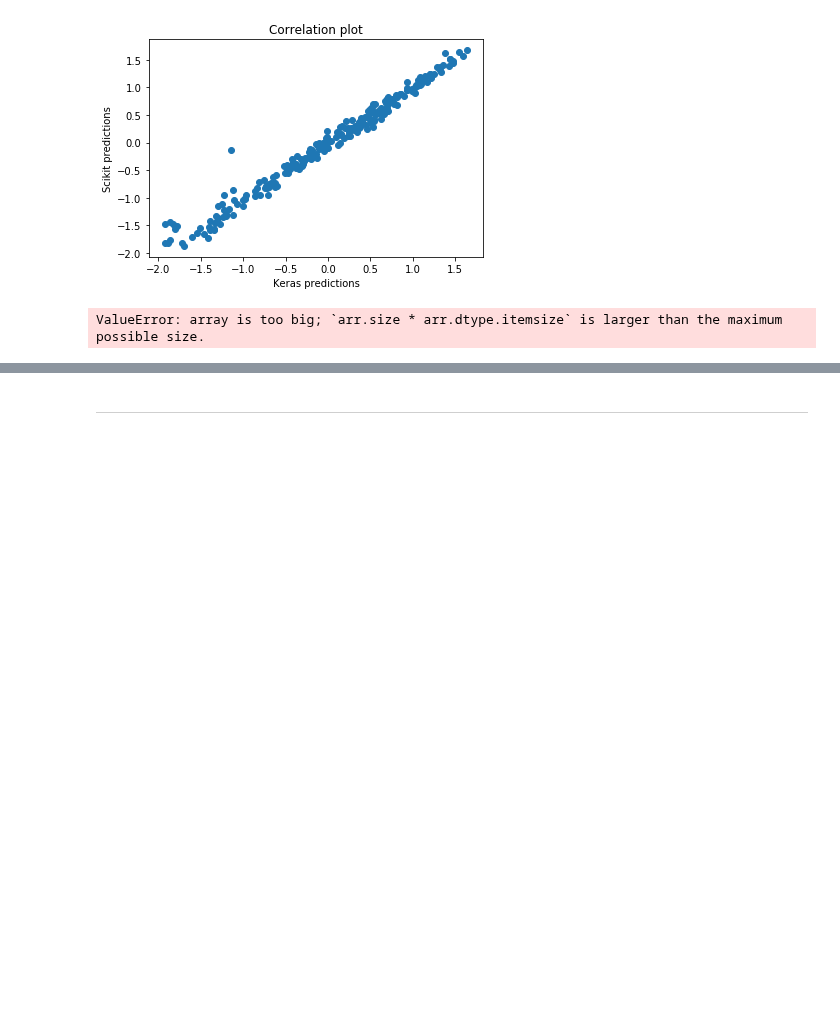
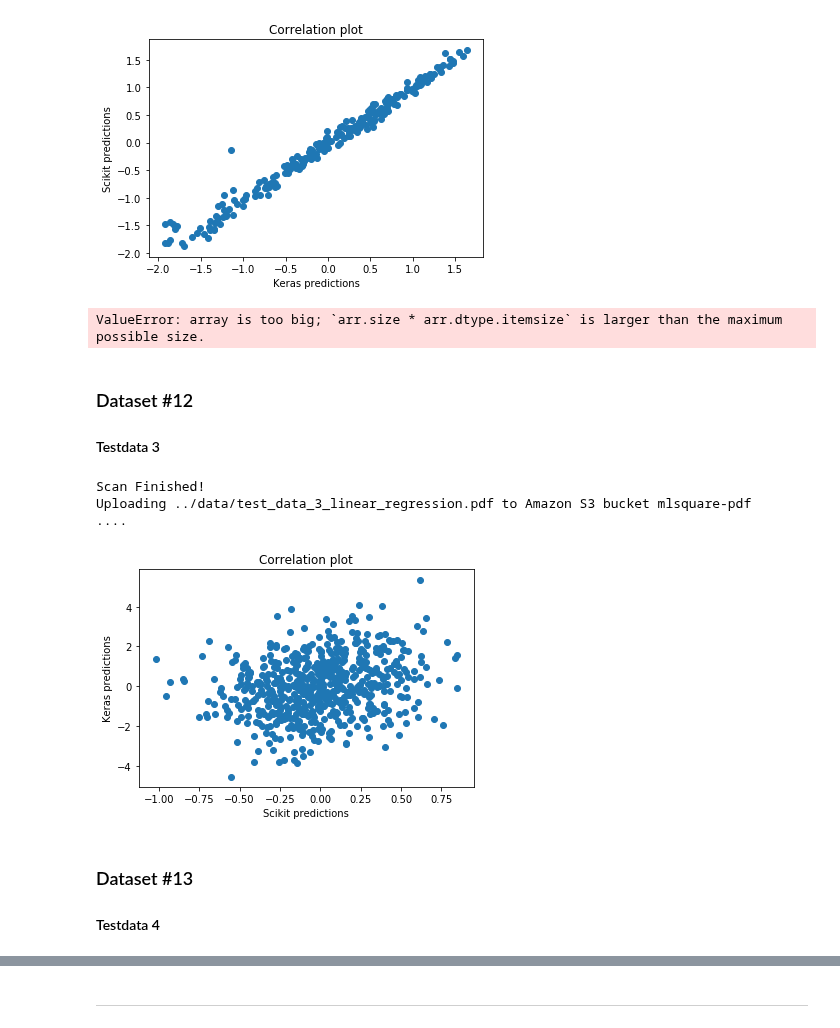
Before and after one commit to shakkeel1330/cook-imly, a Jupyter notebook: imly/experiment.ipynb, the cells around one changed output, grey strips where cells are left out. Drawn from its saved outputs; the diff is of its cells as text; code cells hidden in the pictures; blank space fills up the shorter version.

Commit message:
Test runs

```diff
--- a/imly/experiment.ipynb
+++ b/imly/experiment.ipynb
@@ -564,3 +564,42 @@ import numpy as np
 a = np.zeros((int(1e12),int(1e12)))
 # %% [output]
 ValueError: array is too big; `arr.size * arr.dtype.itemsize` is larger than the maximum possible size.
+# %% [markdown]
+### Dataset  #12
+
+#### Testdata 3
+# %%
+import automation_script
+import pandas as pd
+import numpy as np
+from os import path
+from sklearn.preprocessing import StandardScaler
+
+dataset_name = "test_data_3"
+dataset_info = automation_script.get_dataset_info(dataset_name)
+
+data = pd.read_csv("../data/testData3.csv", delimiter=",", header=0, index_col=0)
+
+sc = StandardScaler()
+data = sc.fit_transform(data)
+data = pd.DataFrame(data)
+
+
+Y = data.iloc[:, -1]
+X = data.iloc[:,:-1]
+# %%
+params = {
+    "epochs": 1000,
+    "batch_size":100
+}
+
+automation_script.run_imly(dataset_info, 'linear_regression', X, Y, 0.60)
+# %% [output]
+Scan Finished!
+Uploading ../data/test_data_3_linear_regression.pdf to Amazon S3 bucket mlsquare-pdf
+....
+[figure, added]
+# %% [markdown]
+### Dataset  #13
+
+#### Testdata 4
```
Also changed, not shown: parts of 7 cells of this notebook, 1 other file.
